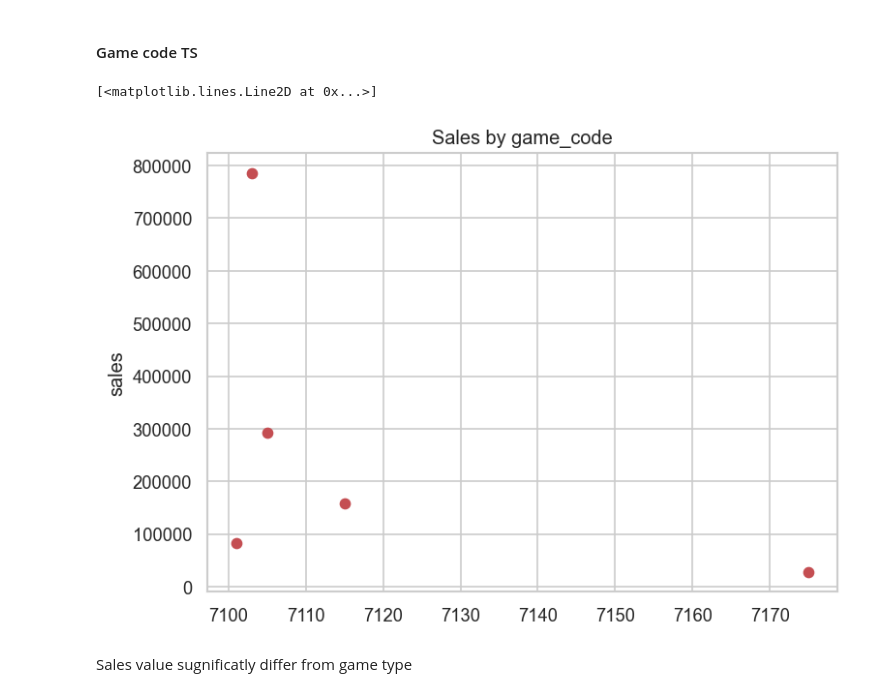
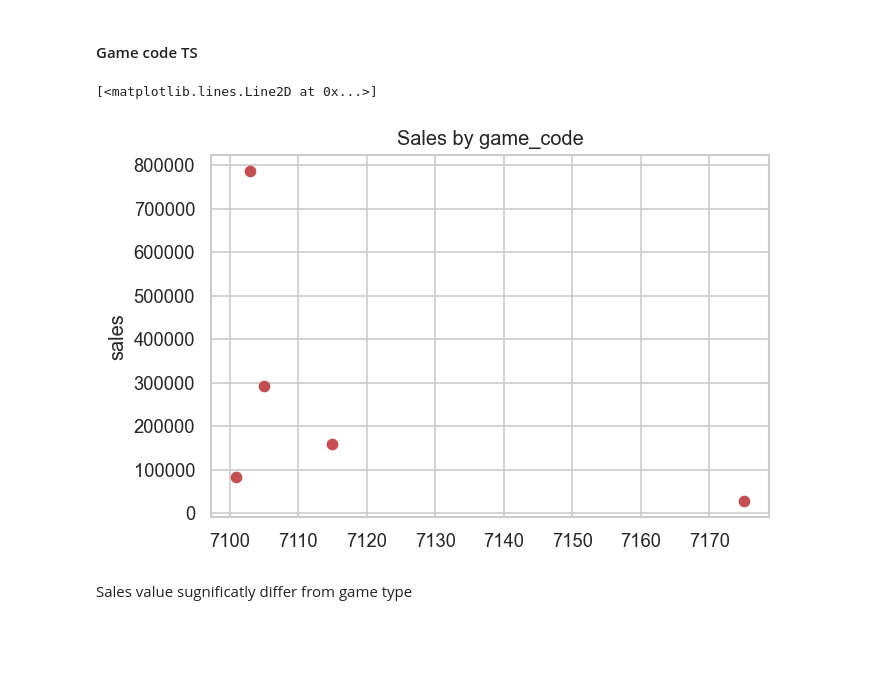
Before and after one commit to Anaksibia/Ticket_distribution_system, a Jupyter notebook: notebooks/EDA.ipynb, the cells around one changed output. Saved outputs shown, nothing was run; the diff lists cells and outputs as text; code cells hidden in the pictures; blank space fills up the shorter version.

```diff
--- a/notebooks/EDA.ipynb
+++ b/notebooks/EDA.ipynb
@@ -235,12 +329,13 @@ We can see that TS with different game_code may differ from each other.
 #### Game code TS
 # %%
 game_code_df = temp_df.groupby('game_code').sum()
+fig = plt.figure(figsize=(6, 4))
 plt.ylabel('sales')
 plt.title('Sales by game_code')
 plt.plot(game_code_df, 'ro')
 # %% [output]
 [<matplotlib.lines.Line2D at 0x...>]
-[figure, old version]
+[figure, new version]
 # %% [markdown]
 Sales value sugnificatly differ from game type
 # %%
```
Also changed, not shown: parts of 29 cells of this notebook, 2 other files.
